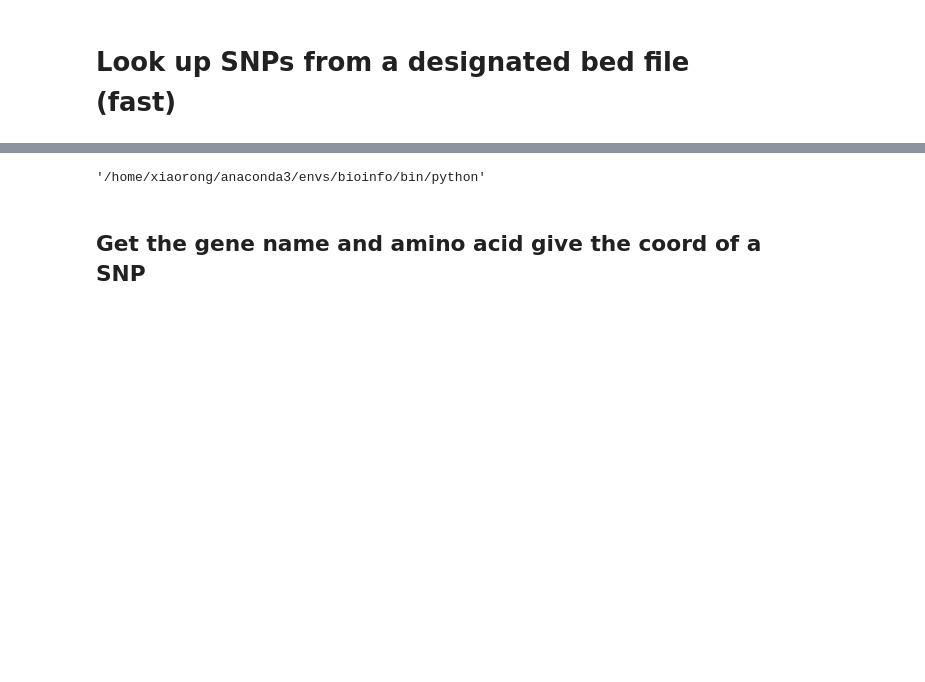
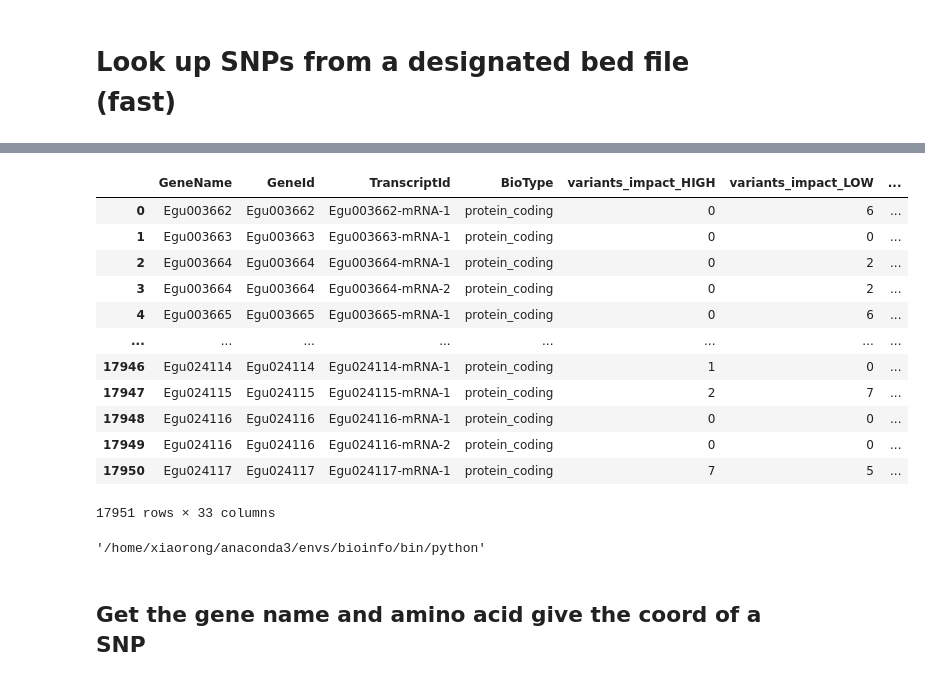
Before and after one commit to fanhuan/script, a Jupyter notebook: geneName2bed.ipynb, the cells around one changed output, grey strips where cells are left out. Drawn from its saved outputs; the diff is of its cells as text; code cells hidden in the pictures; blank space fills up the shorter version.

```diff
--- a/geneName2bed.ipynb
+++ b/geneName2bed.ipynb
@@ -429,3 +661,22 @@ a[51:54]
+# %%
+import pandas as pd
+df = pd.read_csv('/bioinfo2/palm/knowledgebase/chr12679.snpEff.genes.txt', sep='\t')
+# %%
+df
+# %% [output]
+|  | GeneName | GeneId | TranscriptId | BioType | variants_impact_HIGH | variants_impact_LOW | ... |
+| 0 | Egu003662 | Egu003662 | Egu003662-mRNA-1 | protein_coding | 0 | 6 | ... |
+| 1 | Egu003663 | Egu003663 | Egu003663-mRNA-1 | protein_coding | 0 | 0 | ... |
+| 2 | Egu003664 | Egu003664 | Egu003664-mRNA-1 | protein_coding | 0 | 2 | ... |
+| 3 | Egu003664 | Egu003664 | Egu003664-mRNA-2 | protein_coding | 0 | 2 | ... |
+| 4 | Egu003665 | Egu003665 | Egu003665-mRNA-1 | protein_coding | 0 | 6 | ... |
+| ... | ... | ... | ... | ... | ... | ... | ... |
+| 17946 | Egu024114 | Egu024114 | Egu024114-mRNA-1 | protein_coding | 1 | 0 | ... |
+| 17947 | Egu024115 | Egu024115 | Egu024115-mRNA-1 | protein_coding | 2 | 7 | ... |
+| 17948 | Egu024116 | Egu024116 | Egu024116-mRNA-1 | protein_coding | 0 | 0 | ... |
+| 17949 | Egu024116 | Egu024116 | Egu024116-mRNA-2 | protein_coding | 0 | 0 | ... |
+| 17950 | Egu024117 | Egu024117 | Egu024117-mRNA-1 | protein_coding | 7 | 5 | ... |
+17951 rows × 33 columns
 # %%
 import pysam
 import pandas as pd
```
Also changed, not shown: parts of 42 cells of this notebook, 1 other file.
